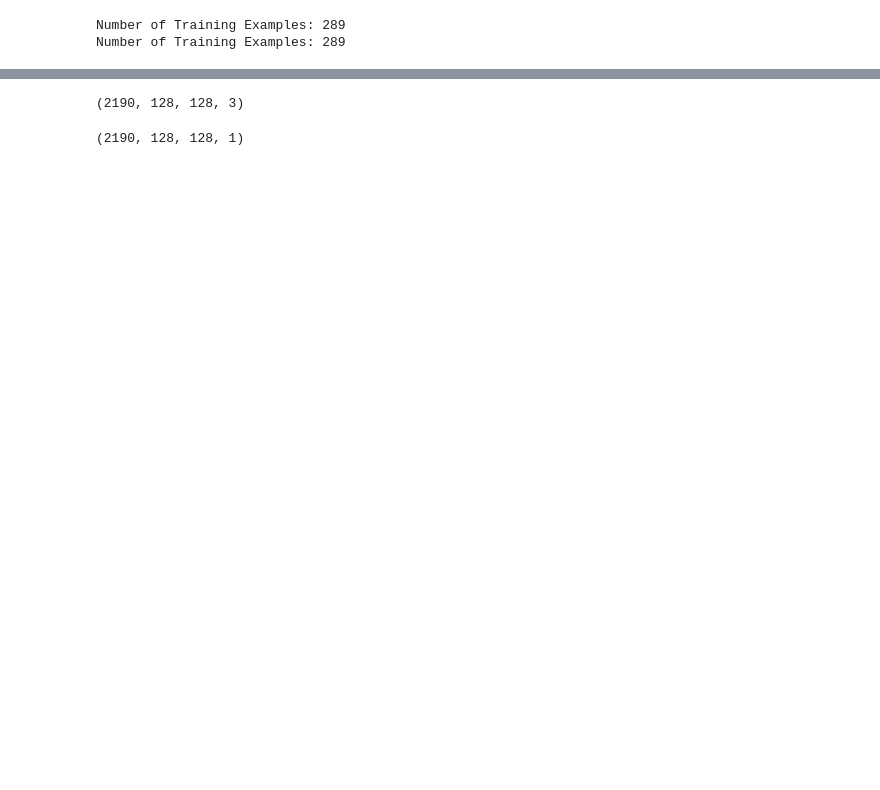
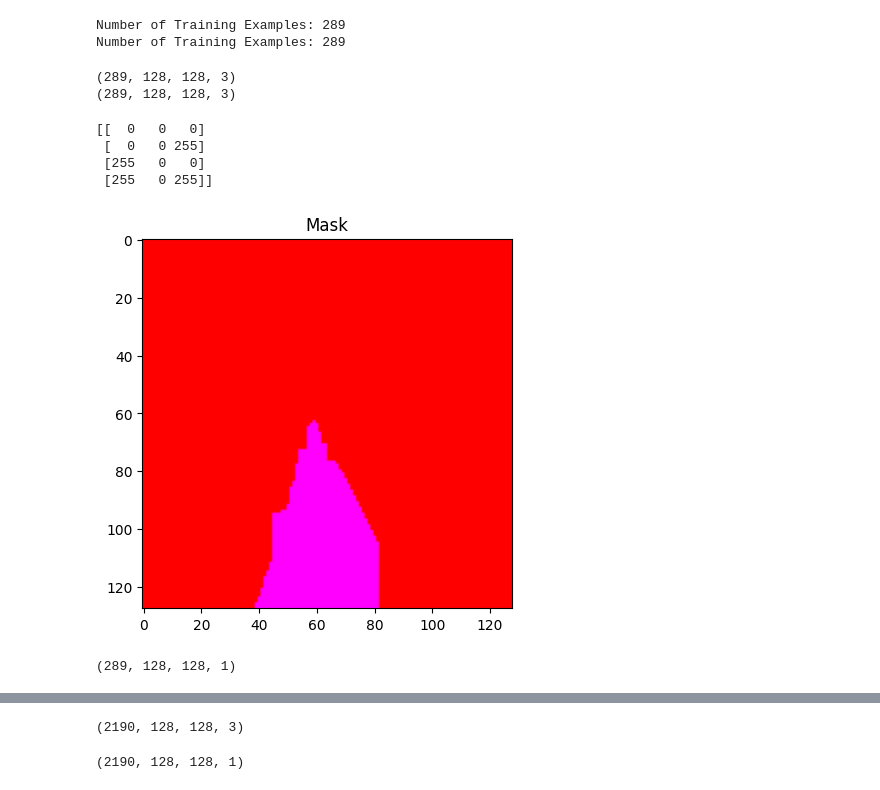
Before and after one commit to dut0817/roadsegmentation, a Jupyter notebook: roadsegmen.ipynb, the cells around one changed output, grey strips where cells are left out. Saved outputs shown, nothing was run; the diff lists cells and outputs as text; code cells hidden in the pictures; blank space fills up the shorter version.

```diff
--- a/roadsegmen.ipynb
+++ b/roadsegmen.ipynb
@@ -43,13 +43,48 @@ def path_to_input_image(path):
     return img_to_array(load_img(path, target_size=img_size))
 
 def path_to_target(path):
-    img = img_to_array(
-        load_img(path, target_size=img_size, color_mode="grayscale"))
-    img = img.astype("uint8") - 1
+    img = img_to_array(load_img(path, target_size=img_size))
+    img = img.astype("uint8")
     return img
 
 input_imgs = np.zeros((num_imgs,) + img_size + (3,), dtype="float32")
-targets = np.zeros((num_imgs,) + img_size + (1,), dtype="uint8")
+targets = np.zeros((num_imgs,) + img_size + (3,), dtype="uint8")
 for i in range(num_imgs):
     input_imgs[i] = path_to_input_image(input_img_paths[i])
     targets[i] = path_to_target(target_paths[i])
+
+print(input_imgs.shape)
+print(targets.shape)
+# %% [output]
+(289, 128, 128, 3)
+(289, 128, 128, 3)
+# %%
+# 모든 픽셀을 하나의 목록으로 통합
+all_pixels = targets.reshape(-1, 3)
+
+# 각 픽셀의 고유한 RGB 값을 찾기
+unique_rgb_values = np.unique(all_pixels, axis=0)
+
+print(unique_rgb_values)
+# %% [output]
+[[  0   0   0]
+ [  0   0 255]
+ [255   0   0]
+ [255   0 255]]
+# %%
+plt.imshow(targets[0]/255.)
+plt.title(f'Mask')
+plt.show()
+# %% [output]
+[figure, added]
+# %%
+# [255, 0, 255]에 해당하는 픽셀을 찾습니다.
+road_mask = np.all(targets == [255, 0, 255], axis=-1)
+
+# 데이터 타입을 int로 변환하여 0과 1의 값을 갖는 이진 마스크를 생성합니다.
+binary_road_mask = road_mask.astype("uint8")
+binary_road_mask = binary_road_mask[..., np.newaxis]
+
+binary_road_mask.shape
+# %% [output]
+(289, 128, 128, 1)
```
Also changed, not shown: parts of 16 cells of this notebook.
